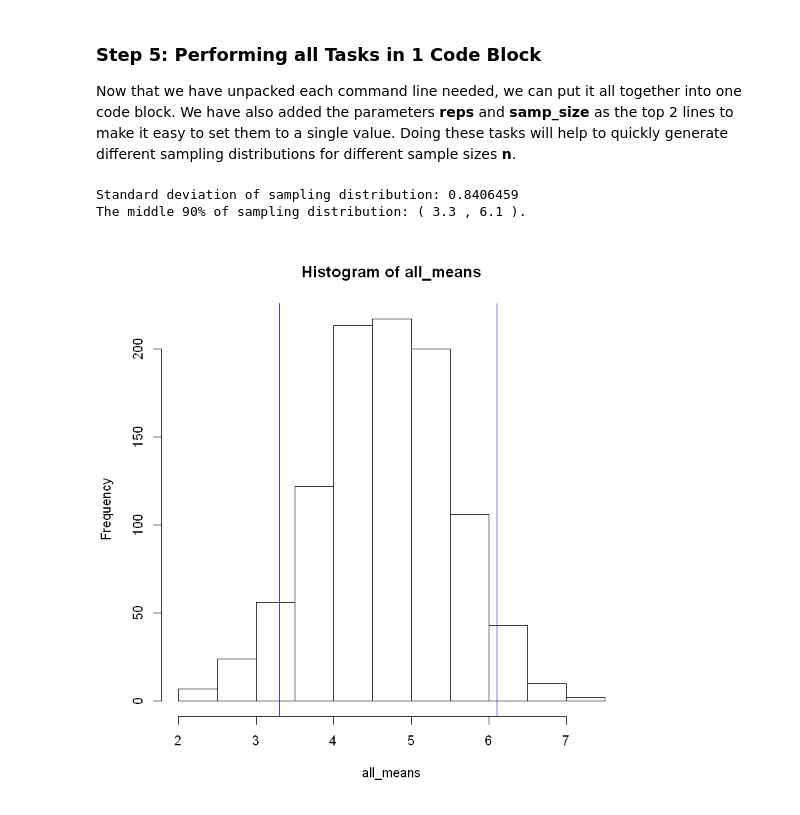
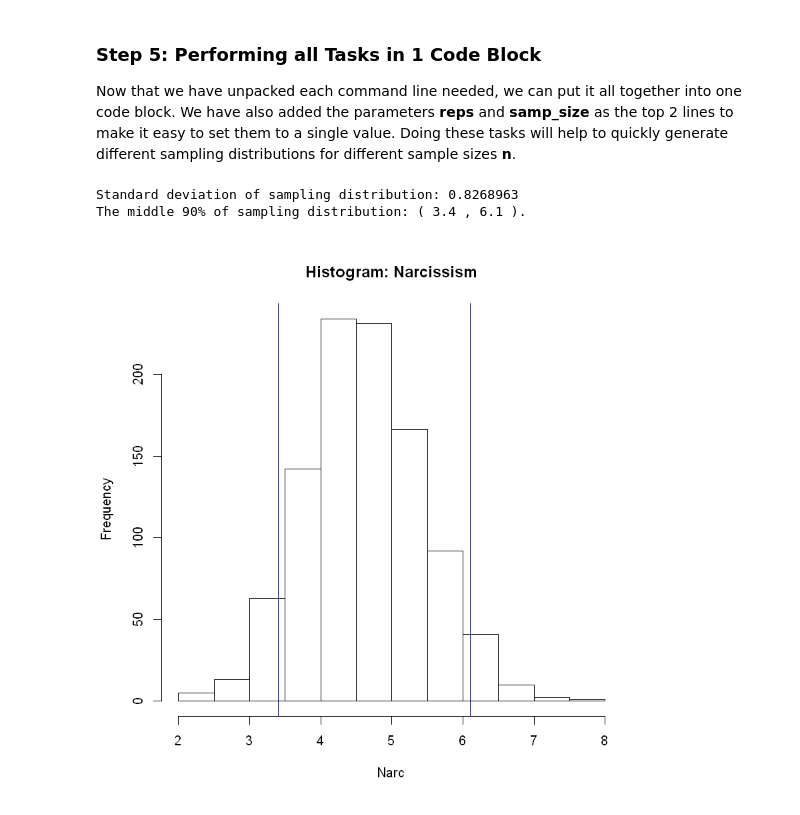
Before and after one commit to StraightDraw/probstat, a Jupyter notebook: S2.ipynb, the cells around one changed output. Cells and saved outputs as stored; diff of their text form; code cells hidden in the pictures.

Commit message:
small edits to sampling distributions

```diff
--- a/S2.ipynb
+++ b/S2.ipynb
@@ -396,20 +398,20 @@ Now that we have unpacked each command line needed, we can put it all together i
 # %%
 reps = 1000          # Number of repetitions of FOR loop
 samp_size = 10       # Sample size to be drawn
 all_means <- c()     # Empty vector to store all the sample means
 
 for (count in 1:reps){
     sample <- sample.data.frame(p, 10, orig.ids = F)
     all_means[count] <- mean(sample[ , 'Narc'])
 }
 
 upper <- quantile(all_means, prob = 0.95)
 lower <- quantile(all_means, prob = 0.05)
 cat("Standard deviation of sampling distribution:", sd(all_means), '\nThe middle 90% of sampling distribution: (',lower,',',upper,').')
-hist(all_means)
+hist(all_means, main = 'Histogram: Narcissism', xlab = 'Narc')
 abline( v = lower, col="blue")
 abline(v = upper, col="blue")
 # %% [output]
-Standard deviation of sampling distribution: 0.8406459
-The middle 90% of sampling distribution: ( 3.3 , 6.1 ).
+Standard deviation of sampling distribution: 0.8268963
+The middle 90% of sampling distribution: ( 3.4 , 6.1 ).
-[figure, old version]
+[figure, new version]
```
Also changed, not shown: parts of 3 cells of this notebook, 19 other files.
